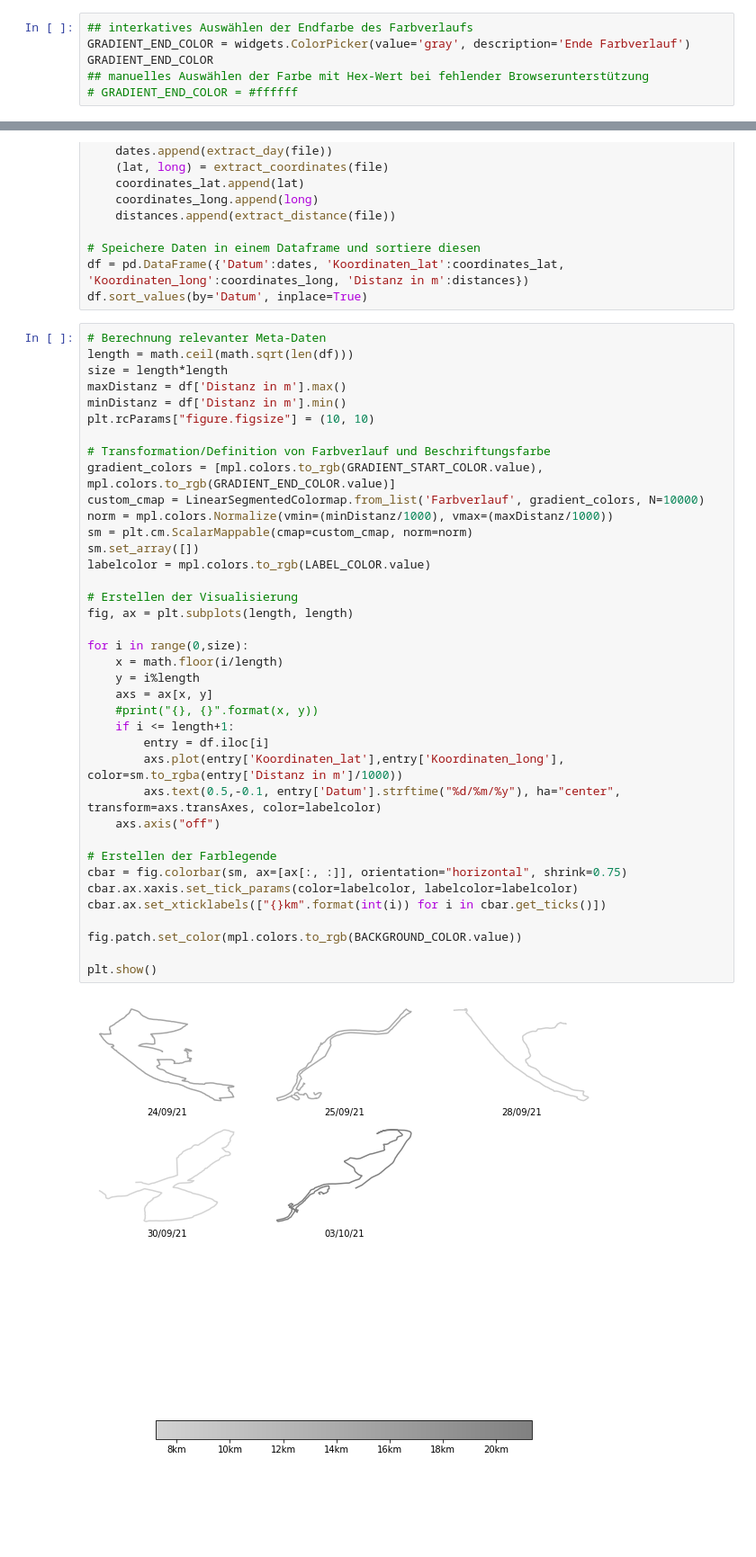
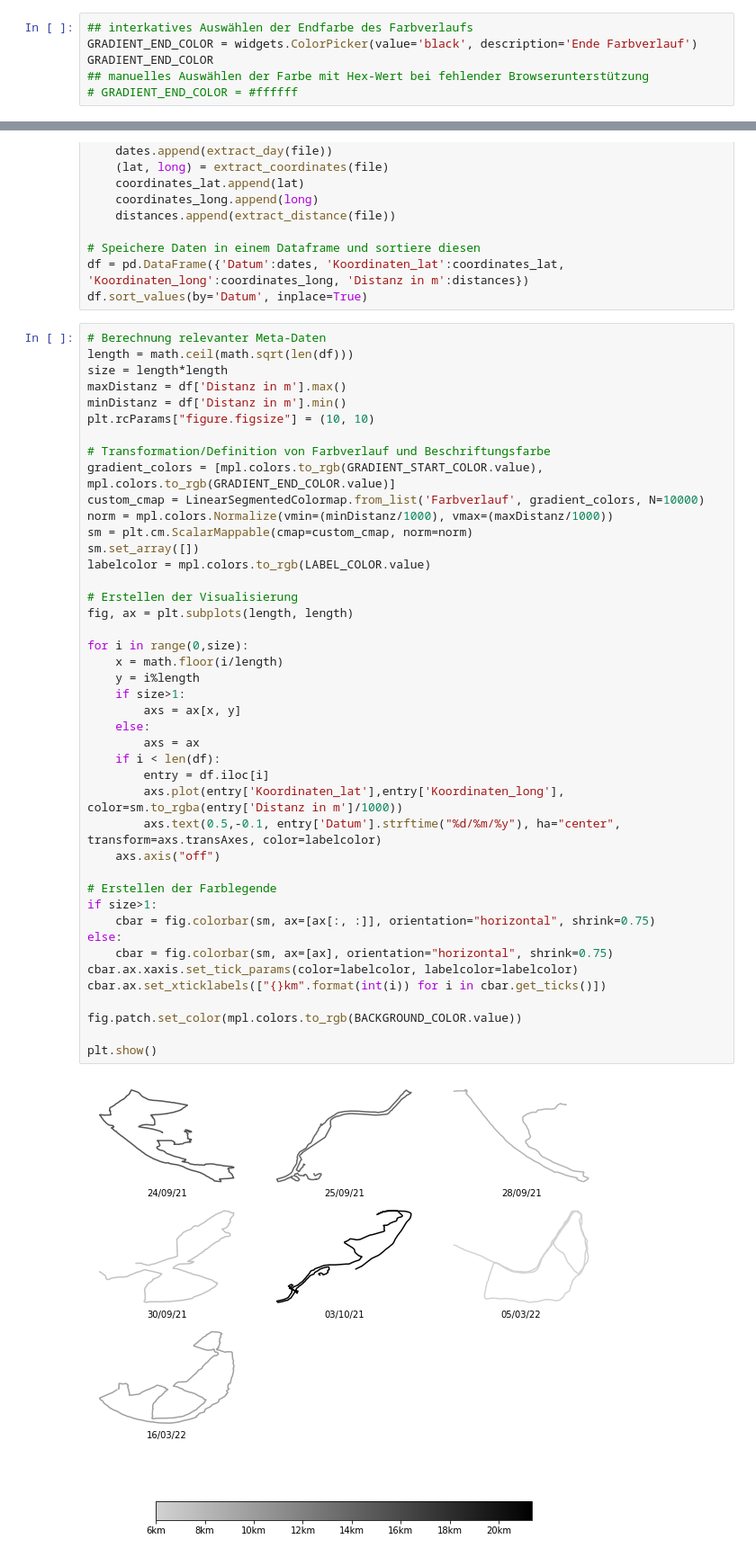
Before and after one commit to DavidSBG/studienarbeit, a Jupyter notebook: src/Vis_1.ipynb, the cells around one changed output, grey strips where cells are left out. Shown at 90% size. Drawn from its saved outputs; the diff is of its cells as text; blank space fills up the shorter version.

```diff
--- a/src/Vis_1.ipynb
+++ b/src/Vis_1.ipynb
@@ -33,7 +33,7 @@ GRADIENT_START_COLOR
 ColorPicker(value='lightgray', description='Anfang Farbverlauf')
 # %%
 ## interkatives Auswählen der Endfarbe des Farbverlaufs
-GRADIENT_END_COLOR = widgets.ColorPicker(value='gray', description='Ende Farbverlauf')
+GRADIENT_END_COLOR = widgets.ColorPicker(value='black', description='Ende Farbverlauf')
 GRADIENT_END_COLOR
 ## manuelles Auswählen der Farbe mit Hex-Wert bei fehlender Browserunterstützung
 # GRADIENT_END_COLOR = #ffffff
@@ -82,35 +82,40 @@ maxDistanz = df['Distanz in m'].max()
 minDistanz = df['Distanz in m'].min()
 plt.rcParams["figure.figsize"] = (10, 10)
 
 # Transformation/Definition von Farbverlauf und Beschriftungsfarbe
 gradient_colors = [mpl.colors.to_rgb(GRADIENT_START_COLOR.value), mpl.colors.to_rgb(GRADIENT_END_COLOR.value)]
 custom_cmap = LinearSegmentedColormap.from_list('Farbverlauf', gradient_colors, N=10000)
 norm = mpl.colors.Normalize(vmin=(minDistanz/1000), vmax=(maxDistanz/1000))
 sm = plt.cm.ScalarMappable(cmap=custom_cmap, norm=norm)
 sm.set_array([])
 labelcolor = mpl.colors.to_rgb(LABEL_COLOR.value)
 
 # Erstellen der Visualisierung
 fig, ax = plt.subplots(length, length)
 
 for i in range(0,size):
     x = math.floor(i/length)
     y = i%length
-    axs = ax[x, y]
-    #print("{}, {}".format(x, y))
-    if i <= length+1:
+    if size>1:
+        axs = ax[x, y]
+    else:
+        axs = ax
+    if i < len(df):
         entry = df.iloc[i]
         axs.plot(entry['Koordinaten_lat'],entry['Koordinaten_long'], color=sm.to_rgba(entry['Distanz in m']/1000))
         axs.text(0.5,-0.1, entry['Datum'].strftime("%d/%m/%y"), ha="center", transform=axs.transAxes, color=labelcolor)
     axs.axis("off")
 
 # Erstellen der Farblegende
-cbar = fig.colorbar(sm, ax=[ax[:, :]], orientation="horizontal", shrink=0.75)
+if size>1:
+    cbar = fig.colorbar(sm, ax=[ax[:, :]], orientation="horizontal", shrink=0.75)
+else:
+    cbar = fig.colorbar(sm, ax=[ax], orientation="horizontal", shrink=0.75)
 cbar.ax.xaxis.set_tick_params(color=labelcolor, labelcolor=labelcolor)
 cbar.ax.set_xticklabels(["{}km".format(int(i)) for i in cbar.get_ticks()])
 
 fig.patch.set_color(mpl.colors.to_rgb(BACKGROUND_COLOR.value))
 
 plt.show()
 # %% [output]
-[figure, old version]
+[figure, new version]
```
Also changed, not shown: parts of 1 cell of this notebook, 26 other files.
